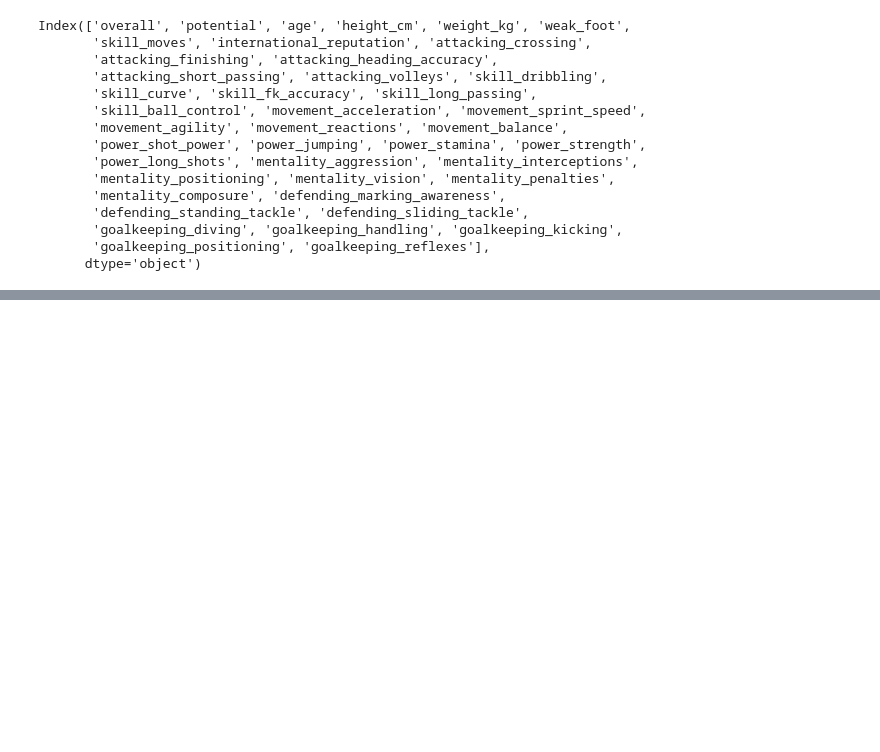
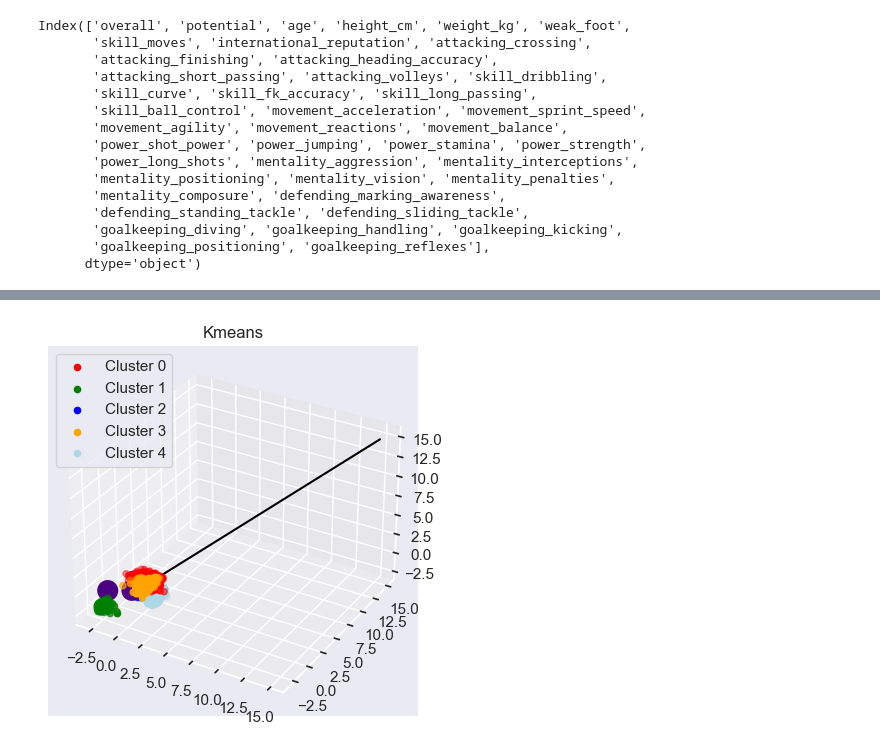
Before and after one commit to pablonicolasr/diplodatos-aans-2022-grupo32, a Jupyter notebook: entregable5_pablonicolasramos90.ipynb, the cells around one changed output, grey strips where cells are left out. Saved outputs shown, nothing was run; the diff lists cells and outputs as text; code cells hidden in the pictures; blank space fills up the shorter version.

```diff
--- a/entregable5_pablonicolasramos90.ipynb
+++ b/entregable5_pablonicolasramos90.ipynb
@@ -436,0 +409,28 @@ plt.show()
+# %%
+sns.set(font_scale=1)
+
+
+kplot = plt.axes(projection="3d")
+
+
+xline = np.linspace(0, 15, 1000)
+yline = np.linspace(0, 15, 1000)
+zline = np.linspace(0, 15, 1000)
+
+
+kplot.plot3D(xline, yline, zline, "black")
+
+
+kplot.scatter3D(label_0.attacking_heading_accuracy, label_0.skill_dribbling, label_0.defending_marking_awareness, c="red", label = "Cluster 0")
+kplot.scatter3D(label_1.attacking_heading_accuracy, label_1.skill_dribbling, label_1.defending_marking_awareness, c="green", label = "Cluster 1")
+kplot.scatter3D(label_2.attacking_heading_accuracy, label_2.skill_dribbling, label_2.defending_marking_awareness, c="blue", label = "Cluster 2")
+kplot.scatter3D(label_3.attacking_heading_accuracy, label_3.skill_dribbling, label_3.defending_marking_awareness, c="orange", label = "Cluster 3")
+kplot.scatter3D(label_4.attacking_heading_accuracy, label_4.skill_dribbling, label_4.defending_marking_awareness, c="lightblue", label = "Cluster 4")
+
+
+plt.scatter(km.cluster_centers_[:,0], km.cluster_centers_[:,1], color="indigo", s=200)
+plt.legend()
+plt.title("Kmeans")
+plt.show()
+# %% [output]
+[figure, added]
```
Also changed, not shown: parts of 32 cells of this notebook.
